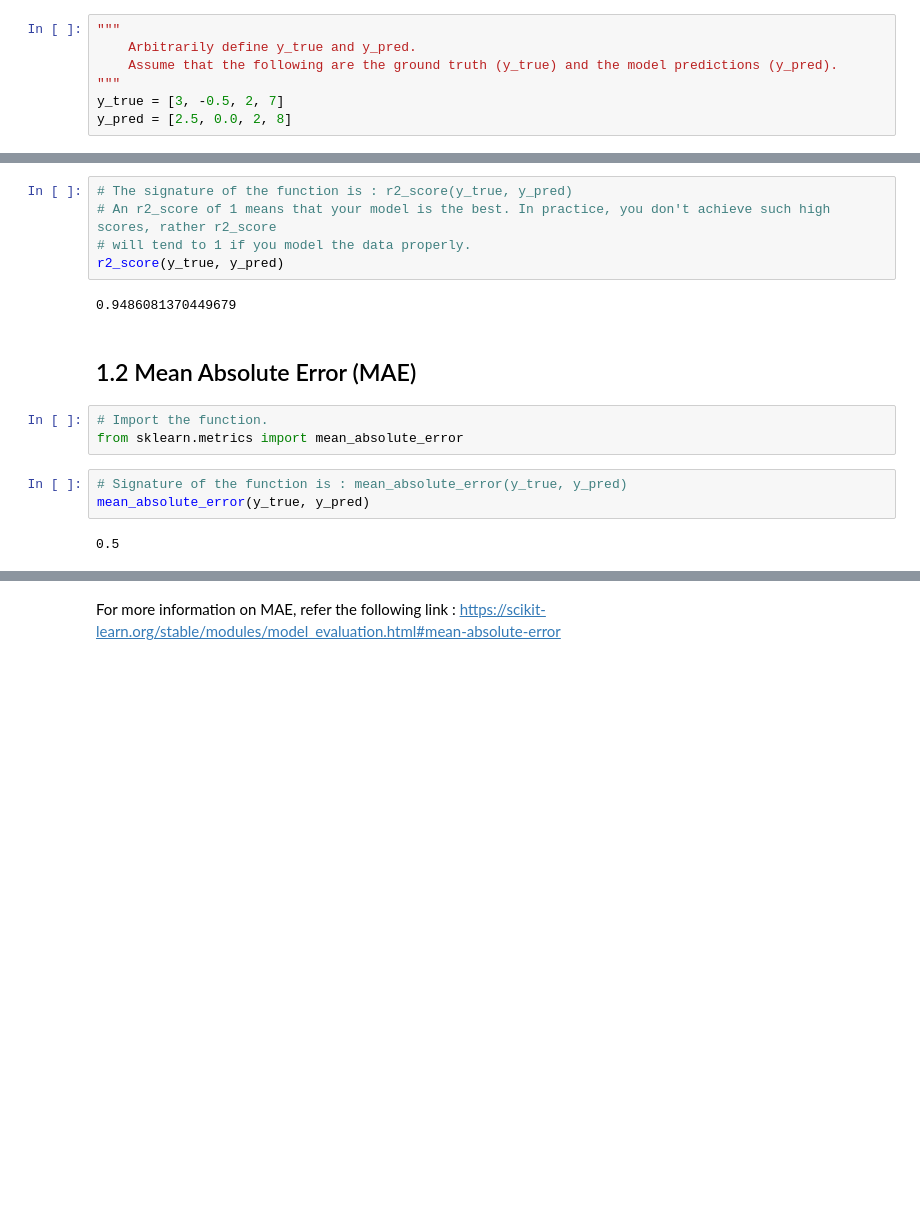
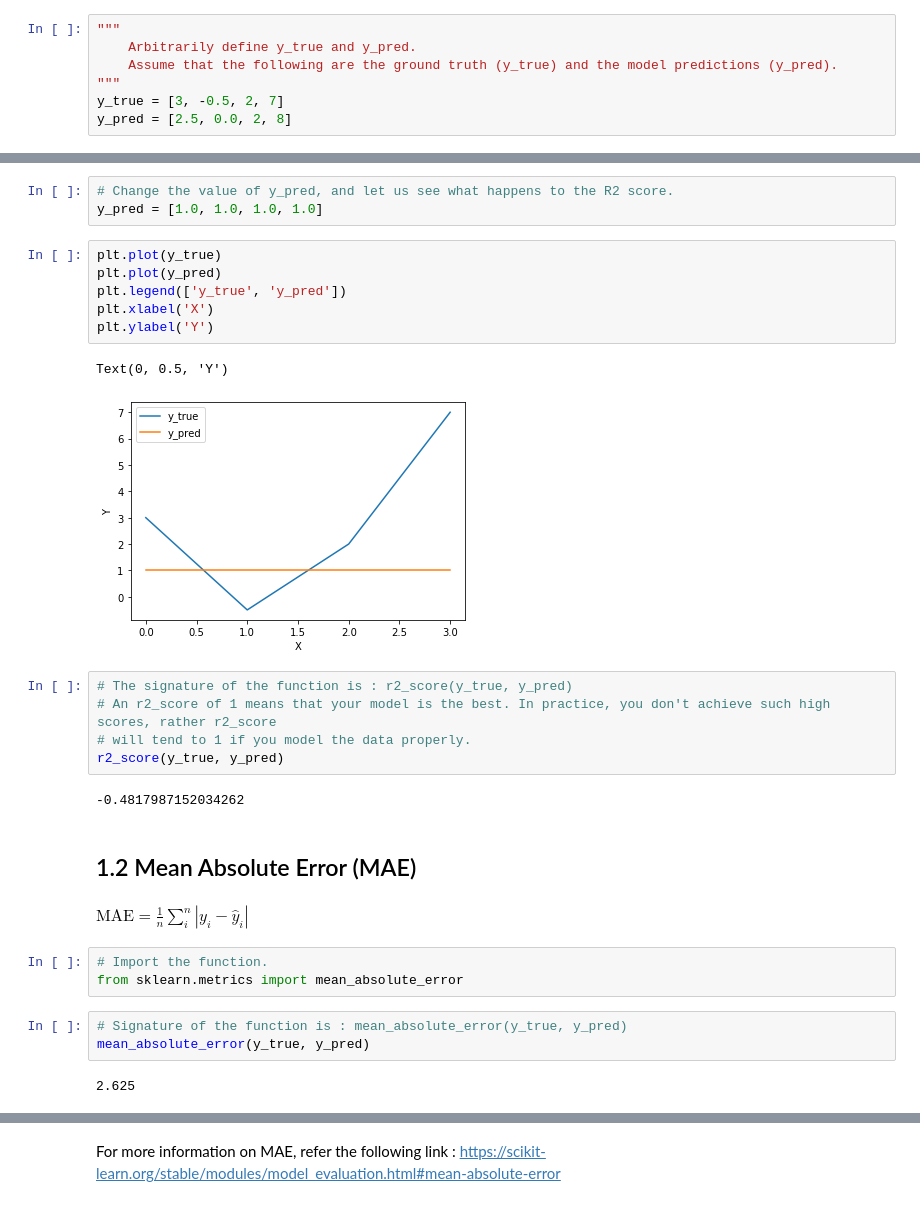
Before and after one commit to siddharthdivi/CS529, a Jupyter notebook: CS 529/Module 2/Evaluation_Metrics.ipynb, the cells around one changed output, grey strips where cells are left out. Saved outputs shown, nothing was run; the diff lists cells and outputs as text; blank space fills up the shorter version.

```diff
--- a/CS 529/Module 2/Evaluation_Metrics.ipynb
+++ b/CS 529/Module 2/Evaluation_Metrics.ipynb
@@ -29,12 +90,26 @@ y_pred = [2.5, 0.0, 2, 8]
+# %%
+# Change the value of y_pred, and let us see what happens to the R2 score.
+y_pred = [1.0, 1.0, 1.0, 1.0]
+# %%
+plt.plot(y_true)
+plt.plot(y_pred)
+plt.legend(['y_true', 'y_pred'])
+plt.xlabel('X')
+plt.ylabel('Y')
+# %% [output]
+Text(0, 0.5, 'Y')
+[figure, added]
 # %%
 # The signature of the function is : r2_score(y_true, y_pred)
 # An r2_score of 1 means that your model is the best. In practice, you don't achieve such high scores, rather r2_score
 # will tend to 1 if you model the data properly.
 r2_score(y_true, y_pred)
 # %% [output]
-0.9486081370449679
+-0.4817987152034262
 # %% [markdown]
 ## 1.2 Mean Absolute Error (MAE)
+# %% [markdown]
+$ \text{MAE} = \frac{1}{n} \sum_{i}^{n}|y_{i} - \hat{y}_{i}|$
 # %%
 # Import the function.
 from sklearn.metrics import mean_absolute_error
@@ -42,4 +117,4 @@ from sklearn.metrics import mean_absolute_error
 # Signature of the function is : mean_absolute_error(y_true, y_pred)
 mean_absolute_error(y_true, y_pred)
 # %% [output]
-0.5
+2.625
```
Also changed, not shown: parts of 20 cells of this notebook, 3 other files.
